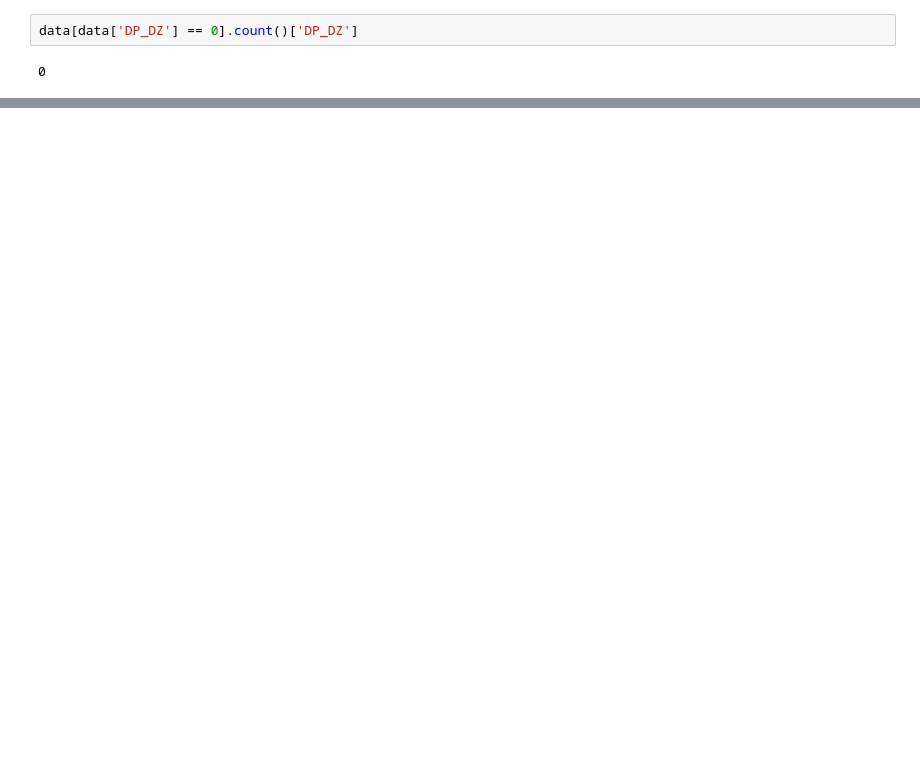
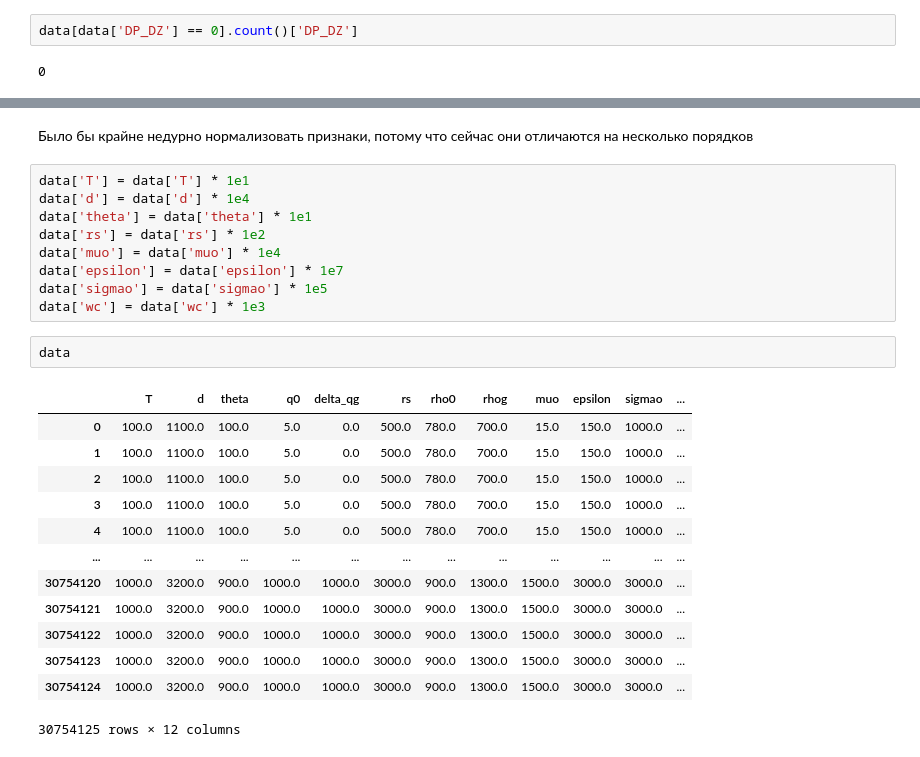
Before and after one commit to sawysockii/Pytorch-KAN-study, a Jupyter notebook: pytorch_KAN.ipynb, the cells around one changed output, grey strips where cells are left out. Cells and saved outputs as stored; diff of their text form; blank space fills up the shorter version.

```diff
--- a/pytorch_KAN.ipynb
+++ b/pytorch_KAN.ipynb
@@ -342,0 +465,27 @@ data[data['DP_DZ'] == 0].count()['DP_DZ']
+# %% [markdown]
+Было бы крайне недурно нормализовать признаки, потому что сейчас они отличаются на несколько порядков
+# %%
+data['T'] = data['T'] * 1e1
+data['d'] = data['d'] * 1e4
+data['theta'] = data['theta'] * 1e1
+data['rs'] = data['rs'] * 1e2
+data['muo'] = data['muo'] * 1e4
+data['epsilon'] = data['epsilon'] * 1e7
+data['sigmao'] = data['sigmao'] * 1e5
+data['wc'] = data['wc'] * 1e3
+# %%
+data
+# %% [output]
+|  | T | d | theta | q0 | delta_qg | rs | rho0 | rhog | muo | epsilon | sigmao | ... |
+| 0 | 100.0 | 1100.0 | 100.0 | 5.0 | 0.0 | 500.0 | 780.0 | 700.0 | 15.0 | 150.0 | 1000.0 | ... |
+| 1 | 100.0 | 1100.0 | 100.0 | 5.0 | 0.0 | 500.0 | 780.0 | 700.0 | 15.0 | 150.0 | 1000.0 | ... |
+| 2 | 100.0 | 1100.0 | 100.0 | 5.0 | 0.0 | 500.0 | 780.0 | 700.0 | 15.0 | 150.0 | 1000.0 | ... |
+| 3 | 100.0 | 1100.0 | 100.0 | 5.0 | 0.0 | 500.0 | 780.0 | 700.0 | 15.0 | 150.0 | 1000.0 | ... |
+| 4 | 100.0 | 1100.0 | 100.0 | 5.0 | 0.0 | 500.0 | 780.0 | 700.0 | 15.0 | 150.0 | 1000.0 | ... |
+| ... | ... | ... | ... | ... | ... | ... | ... | ... | ... | ... | ... | ... |
+| 30754120 | 1000.0 | 3200.0 | 900.0 | 1000.0 | 1000.0 | 3000.0 | 900.0 | 1300.0 | 1500.0 | 3000.0 | 3000.0 | ... |
+| 30754121 | 1000.0 | 3200.0 | 900.0 | 1000.0 | 1000.0 | 3000.0 | 900.0 | 1300.0 | 1500.0 | 3000.0 | 3000.0 | ... |
+| 30754122 | 1000.0 | 3200.0 | 900.0 | 1000.0 | 1000.0 | 3000.0 | 900.0 | 1300.0 | 1500.0 | 3000.0 | 3000.0 | ... |
+| 30754123 | 1000.0 | 3200.0 | 900.0 | 1000.0 | 1000.0 | 3000.0 | 900.0 | 1300.0 | 1500.0 | 3000.0 | 3000.0 | ... |
+| 30754124 | 1000.0 | 3200.0 | 900.0 | 1000.0 | 1000.0 | 3000.0 | 900.0 | 1300.0 | 1500.0 | 3000.0 | 3000.0 | ... |
+30754125 rows × 12 columns
```
Also changed, not shown: parts of 80 cells of this notebook.
